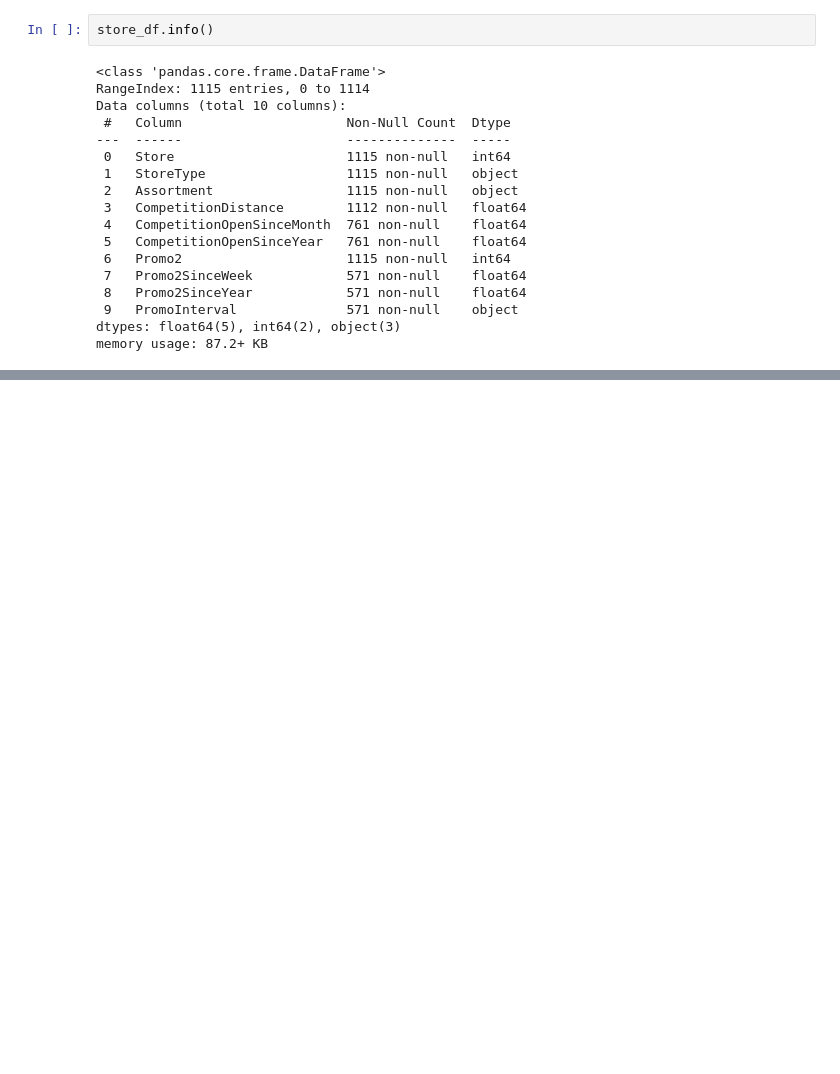
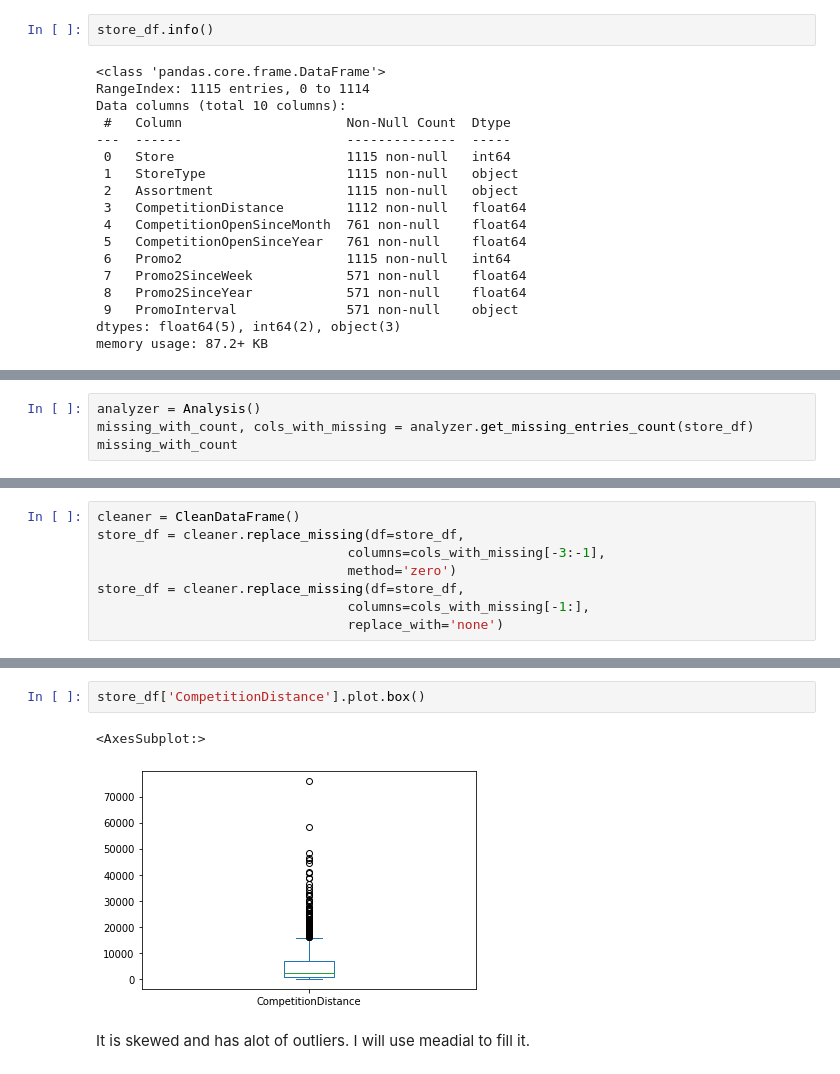
Before and after one commit to Hen0k/Rossmann-Pharmaceuticals-Sales-Forcast, a Jupyter notebook: notebooks/initial_data_exploration.ipynb, the cells around one changed output, grey strips where cells are left out. Cells and saved outputs as stored; diff of their text form; blank space fills up the shorter version.

Commit message:
notebook: perform initial EDA on store data and fill missing entries

```diff
--- a/notebooks/initial_data_exploration.ipynb
+++ b/notebooks/initial_data_exploration.ipynb
@@ -66,0 +88,4 @@ memory usage: 87.2+ KB
+# %%
+analyzer = Analysis()
+missing_with_count, cols_with_missing = analyzer.get_missing_entries_count(store_df)
+missing_with_count
@@ -66,0 +123,8 @@ memory usage: 87.2+ KB
+# %%
+cleaner = CleanDataFrame()
+store_df = cleaner.replace_missing(df=store_df,
+                                columns=cols_with_missing[-3:-1],
+                                method='zero')
+store_df = cleaner.replace_missing(df=store_df,
+                                columns=cols_with_missing[-1:],
+                                replace_with='none')
@@ -66,0 +199,7 @@ memory usage: 87.2+ KB
+# %%
+store_df['CompetitionDistance'].plot.box()
+# %% [output]
+<AxesSubplot:>
+[figure, added]
+# %% [markdown]
+It is skewed and has alot of outliers. I will use meadial to fill it.
```
Also changed, not shown: parts of 42 cells of this notebook.
